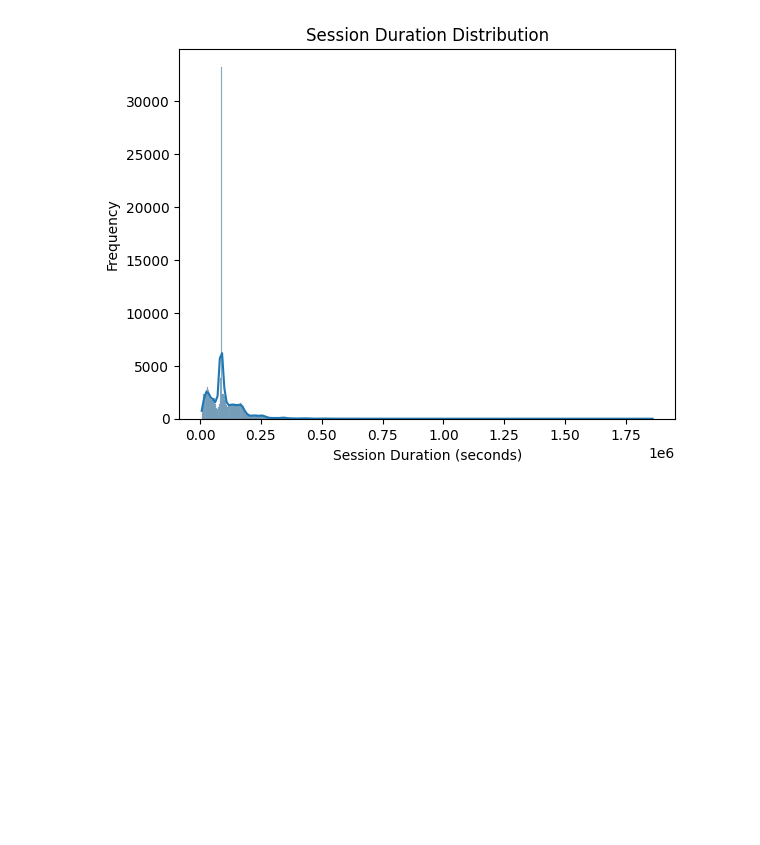
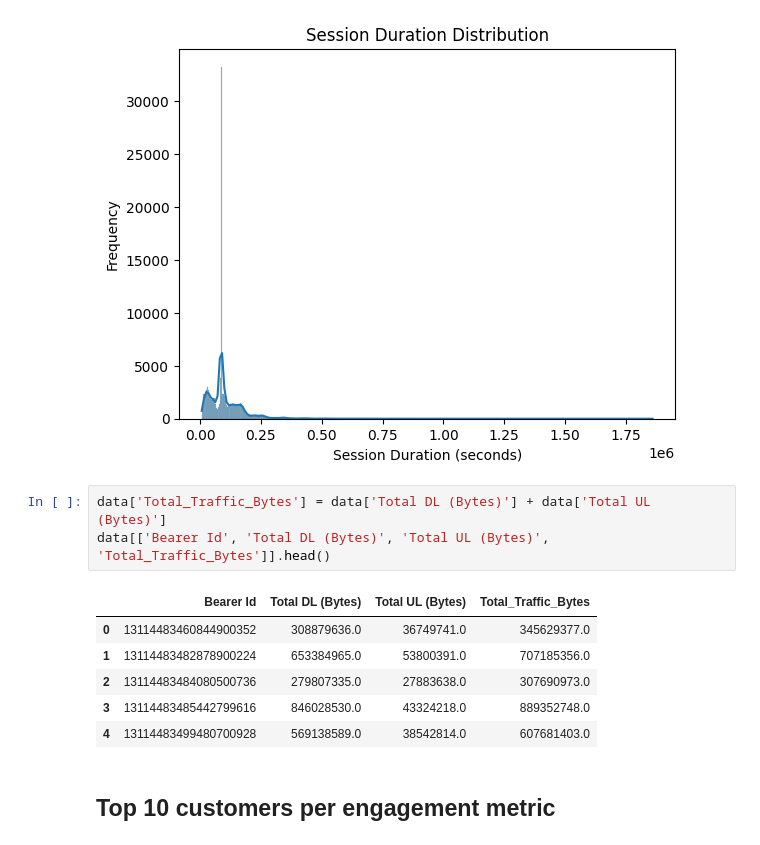
Before and after one commit to wendirad/weekTwo, a Jupyter notebook: notebooks/task_2.ipynb, the cells around one changed output. Saved outputs shown, nothing was run; the diff lists cells and outputs as text; blank space fills up the shorter version.

```diff
--- a/notebooks/task_2.ipynb
+++ b/notebooks/task_2.ipynb
@@ -77,3 +77,15 @@ plt.ylabel('Frequency')
 plt.show()
 # %% [output]
 [figure]
+# %%
+data['Total_Traffic_Bytes'] = data['Total DL (Bytes)'] + data['Total UL (Bytes)']
+data[['Bearer Id', 'Total DL (Bytes)', 'Total UL (Bytes)', 'Total_Traffic_Bytes']].head()
+# %% [output]
+|  | Bearer Id | Total DL (Bytes) | Total UL (Bytes) | Total_Traffic_Bytes |
+| 0 | 13114483460844900352 | 308879636.0 | 36749741.0 | 345629377.0 |
+| 1 | 13114483482878900224 | 653384965.0 | 53800391.0 | 707185356.0 |
+| 2 | 13114483484080500736 | 279807335.0 | 27883638.0 | 307690973.0 |
+| 3 | 13114483485442799616 | 846028530.0 | 43324218.0 | 889352748.0 |
+| 4 | 13114483499480700928 | 569138589.0 | 38542814.0 | 607681403.0 |
+# %% [markdown]
+## **Top 10 customers per engagement metric**
```
Also changed, not shown: parts of 12 cells of this notebook.
